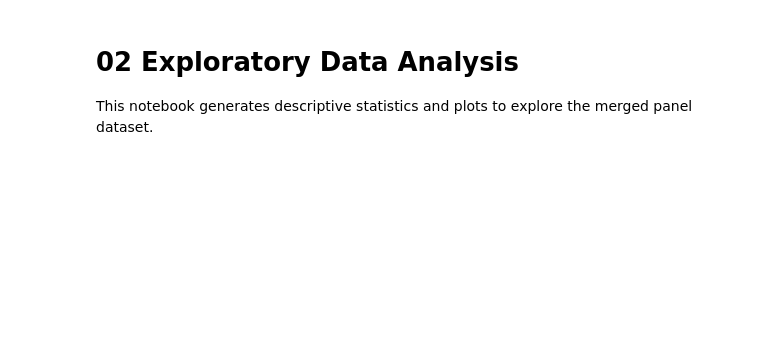
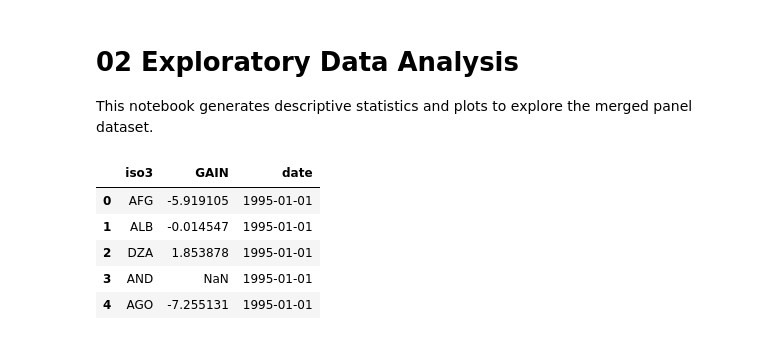
Before and after one commit to leosgamboy/Capstone, a Jupyter notebook: notebooks/02_eda.ipynb, the cells around one changed output. Cells and saved outputs as stored; diff of their text form; code cells hidden in the pictures; blank space fills up the shorter version.

```diff
--- a/notebooks/02_eda.ipynb
+++ b/notebooks/02_eda.ipynb
@@ -3,44 +3,36 @@
 
 This notebook generates descriptive statistics and plots to explore the merged panel dataset.
 # %%
+import pandas as pd
 
-import pandas as pd
-import seaborn as sns
-import matplotlib.pyplot as plt
+# Load the data
+gain = pd.read_csv("/Users/leosgambato/Documents/GitHub/Capstone/data/external/Data/nd_gain_countryindex_2025/resources/gain/gain_delta.csv")
 
-# Load merged dataset
-merged = pd.read_csv('../data/merged_panel.csv', parse_dates=['date'])
+# The data columns are: ISO3, Name, 1995, 1996, ..., 2023
+# We want to reshape so that we have columns: iso3, date, GAIN
 
-# Summary statistics
-display(merged.describe(include='all'))
+# Rename columns for consistency
+gain = gain.rename(columns={'ISO3': 'iso3'})
 
-# Check missing values
-plt.figure(figsize=(10,6))
-sns.heatmap(merged.isnull(), cbar=False)
-plt.title('Missing Values Heatmap')
-plt.show()
+# Melt the dataframe to long format: iso3, Name, year, GAIN
+gain_long = gain.melt(
+    id_vars=['iso3', 'Name'],
+    var_name='year',
+    value_name='GAIN'
+)
 
-# Plot trends of bond yield and ND-GAIN over time for a sample of countries
-sample_countries = merged['iso3c'].unique()[:5]  # first 5 countries for example
-fig, axes = plt.subplots(len(sample_countries), 1, figsize=(10, 3*len(sample_countries)), sharex=True)
+# Convert year to integer, then to datetime (start of January)
+gain_long['date'] = pd.to_datetime(gain_long['year'], format='%Y')
 
-for ax, country in zip(axes, sample_countries):
-    data = merged[merged['iso3c'] == country]
-    ax.plot(data['date'], data['bond_yield'], label='Bond Yield')
-    ax.set_ylabel('Yield')
-    ax2 = ax.twinx()
-    ax2.plot(data['date'], data['nd_gain'], color='orange', label='ND-GAIN')
-    ax2.set_ylabel('ND-GAIN')
-    ax.set_title(f'Trends for {country}')
+# Keep only iso3, GAIN, and date columns
+gain_long = gain_long[['iso3', 'GAIN', 'date']]
 
-plt.xlabel('Date')
-plt.tight_layout()
-plt.show()
-
-# Correlation matrix
-numeric_cols = merged.select_dtypes(include=['float64','int64']).columns
-correlation = merged[numeric_cols].corr()
-plt.figure(figsize=(12,8))
-sns.heatmap(correlation, annot=False, cmap='coolwarm')
-plt.title('Correlation Matrix')
-plt.show()
+# Preview cleaned data
+gain_long.head()
+# %% [output]
+|  | iso3 | GAIN | date |
+| 0 | AFG | -5.919105 | 1995-01-01 |
+| 1 | ALB | -0.014547 | 1995-01-01 |
+| 2 | DZA | 1.853878 | 1995-01-01 |
+| 3 | AND | NaN | 1995-01-01 |
+| 4 | AGO | -7.255131 | 1995-01-01 |
```
Also changed, not shown: parts of 2 cells of this notebook, 10 other files.
